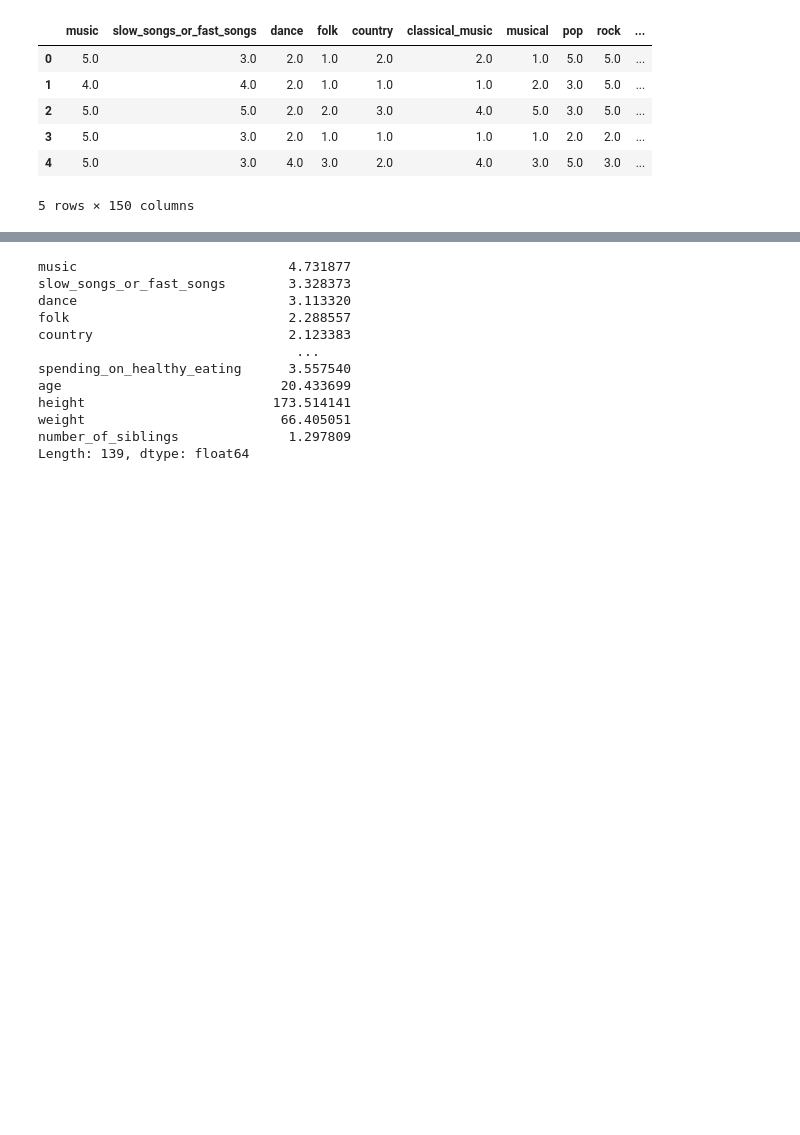
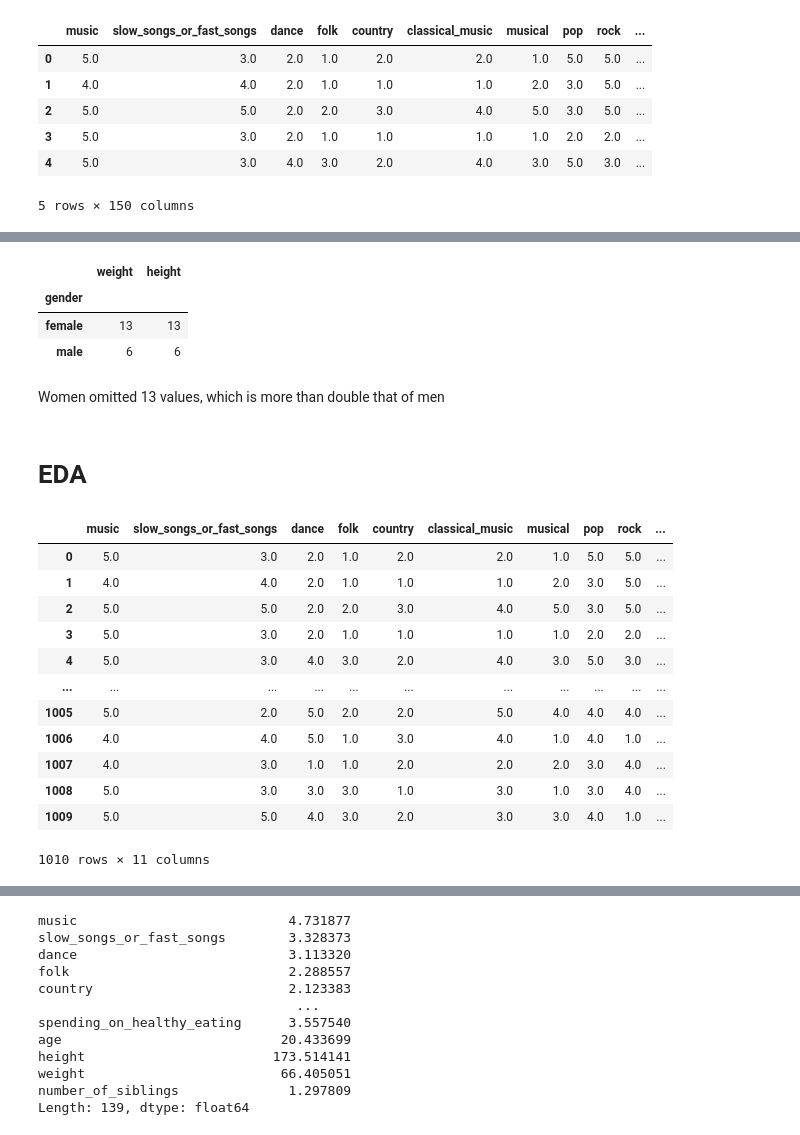
Before and after one commit to alejomaar/Machine-Learning-Zoomcamp, a Jupyter notebook: Midterm_proyect/proyect.ipynb, the cells around one changed output, grey strips where cells are left out. Saved outputs shown, nothing was run; the diff lists cells and outputs as text; code cells hidden in the pictures; blank space fills up the shorter version.

```diff
--- a/Midterm_proyect/proyect.ipynb
+++ b/Midterm_proyect/proyect.ipynb
@@ -16,0 +69,30 @@ df.head()
+# %%
+df_nulls = pd.concat([df['weight'].isnull(),df['height'].isnull(),df['gender']],axis=1)
+df_nulls.groupby('gender').sum()
+# %% [output]
+|  | weight | height |
+| gender |  |  |
+| female | 13 | 13 |
+| male | 6 | 6 |
+# %% [markdown]
+Women omitted 13 values, which is more than double that of men
+# %% [markdown]
+# EDA
+# %%
+df_topic = df.loc[:, 'music':'metal_or_hardrock']
+sub_df = pd.concat([df_topic,df['gender']],axis=1)
+sub_df
+# %% [output]
+|  | music | slow_songs_or_fast_songs | dance | folk | country | classical_music | musical | pop | rock | ... |
+| 0 | 5.0 | 3.0 | 2.0 | 1.0 | 2.0 | 2.0 | 1.0 | 5.0 | 5.0 | ... |
+| 1 | 4.0 | 4.0 | 2.0 | 1.0 | 1.0 | 1.0 | 2.0 | 3.0 | 5.0 | ... |
+| 2 | 5.0 | 5.0 | 2.0 | 2.0 | 3.0 | 4.0 | 5.0 | 3.0 | 5.0 | ... |
+| 3 | 5.0 | 3.0 | 2.0 | 1.0 | 1.0 | 1.0 | 1.0 | 2.0 | 2.0 | ... |
+| 4 | 5.0 | 3.0 | 4.0 | 3.0 | 2.0 | 4.0 | 3.0 | 5.0 | 3.0 | ... |
+| ... | ... | ... | ... | ... | ... | ... | ... | ... | ... | ... |
+| 1005 | 5.0 | 2.0 | 5.0 | 2.0 | 2.0 | 5.0 | 4.0 | 4.0 | 4.0 | ... |
+| 1006 | 4.0 | 4.0 | 5.0 | 1.0 | 3.0 | 4.0 | 1.0 | 4.0 | 1.0 | ... |
+| 1007 | 4.0 | 3.0 | 1.0 | 1.0 | 2.0 | 2.0 | 2.0 | 3.0 | 4.0 | ... |
+| 1008 | 5.0 | 3.0 | 3.0 | 3.0 | 1.0 | 3.0 | 1.0 | 3.0 | 4.0 | ... |
+| 1009 | 5.0 | 5.0 | 4.0 | 3.0 | 2.0 | 3.0 | 3.0 | 4.0 | 1.0 | ... |
+1010 rows × 11 columns
```
Also changed, not shown: parts of 11 cells of this notebook, 2 other files.
